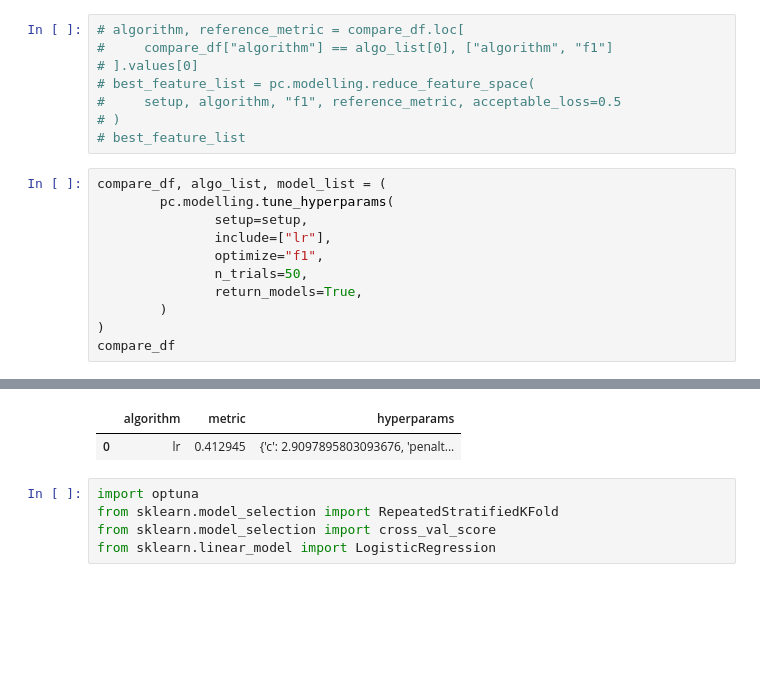
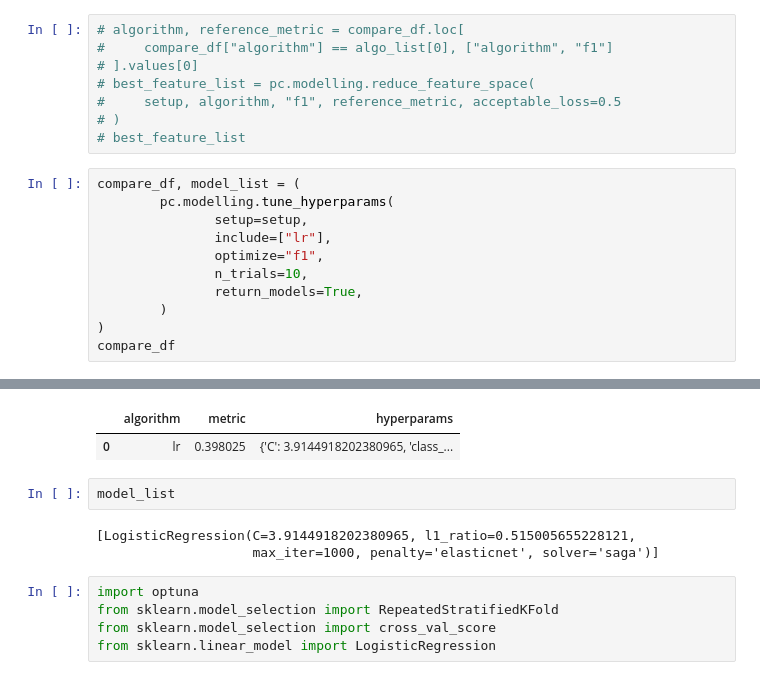
Before and after one commit to George713/pytelligence, a Jupyter notebook: main.ipynb, the cells around one changed output, grey strips where cells are left out. Cells and saved outputs as stored; diff of their text form; blank space fills up the shorter version.

```diff
--- a/main.ipynb
+++ b/main.ipynb
@@ -166,12 +166,12 @@ print(*[(i, class_) for i, class_ in enumerate(le.classes_)])
 # )
 # best_feature_list
 # %%
-compare_df, algo_list, model_list = (
+compare_df, model_list = (
         pc.modelling.tune_hyperparams(
                setup=setup,
                include=["lr"],
                optimize="f1",
-               n_trials=50,
+               n_trials=10,
                return_models=True,
         )
 )
@@ -197,5 +191,10 @@ compare_df
 |  | algorithm | metric | hyperparams |
-| 0 | lr | 0.412945 | {'c': 2.9097895803093676, 'penalt... |
+| 0 | lr | 0.398025 | {'C': 3.9144918202380965, 'class_... |
+# %%
+model_list
+# %% [output]
+[LogisticRegression(C=3.9144918202380965, l1_ratio=0.515005655228121,
+                    max_iter=1000, penalty='elasticnet', solver='saga')]
 # %%
 import optuna
 from sklearn.model_selection import RepeatedStratifiedKFold
```
Also changed, not shown: parts of 1 cell of this notebook.
